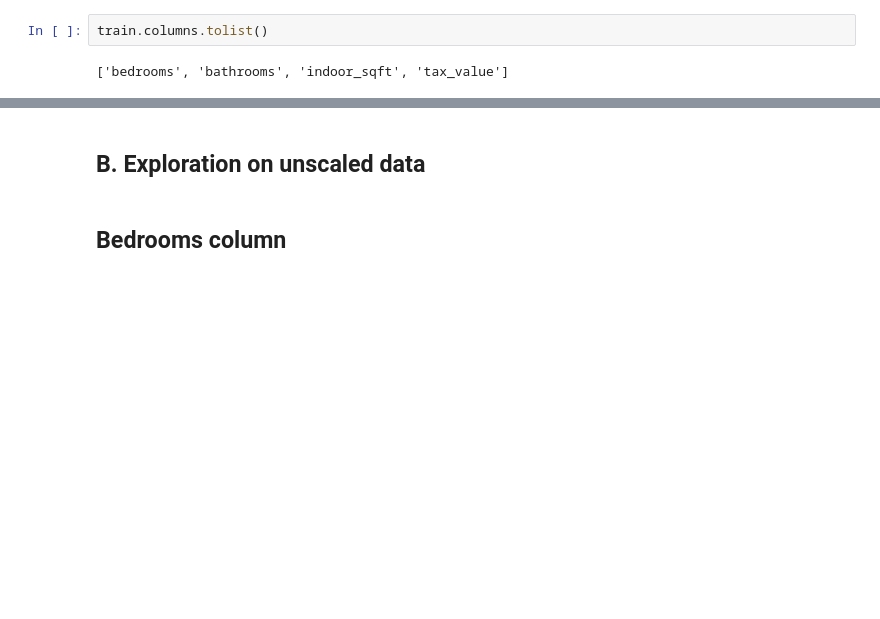
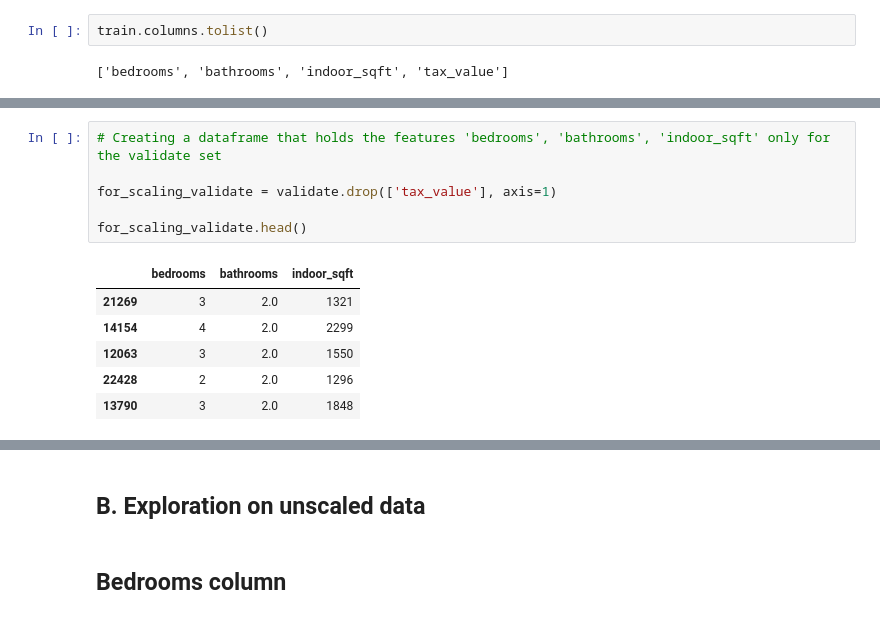
Before and after one commit to Severina7/zillow_project, a Jupyter notebook: zillow_project.ipynb, the cells around one changed output, grey strips where cells are left out. Saved outputs shown, nothing was run; the diff lists cells and outputs as text; blank space fills up the shorter version.

```diff
--- a/zillow_project.ipynb
+++ b/zillow_project.ipynb
@@ -441,0 +476,13 @@ train.columns.tolist()
+# %%
+# Creating a dataframe that holds the features 'bedrooms', 'bathrooms', 'indoor_sqft' only for the validate set
+
+for_scaling_validate = validate.drop(['tax_value'], axis=1)
+
+for_scaling_validate.head()
+# %% [output]
+|  | bedrooms | bathrooms | indoor_sqft |
+| 21269 | 3 | 2.0 | 1321 |
+| 14154 | 4 | 2.0 | 2299 |
+| 12063 | 3 | 2.0 | 1550 |
+| 22428 | 2 | 2.0 | 1296 |
+| 13790 | 3 | 2.0 | 1848 |
```
Also changed, not shown: parts of 56 cells of this notebook.
